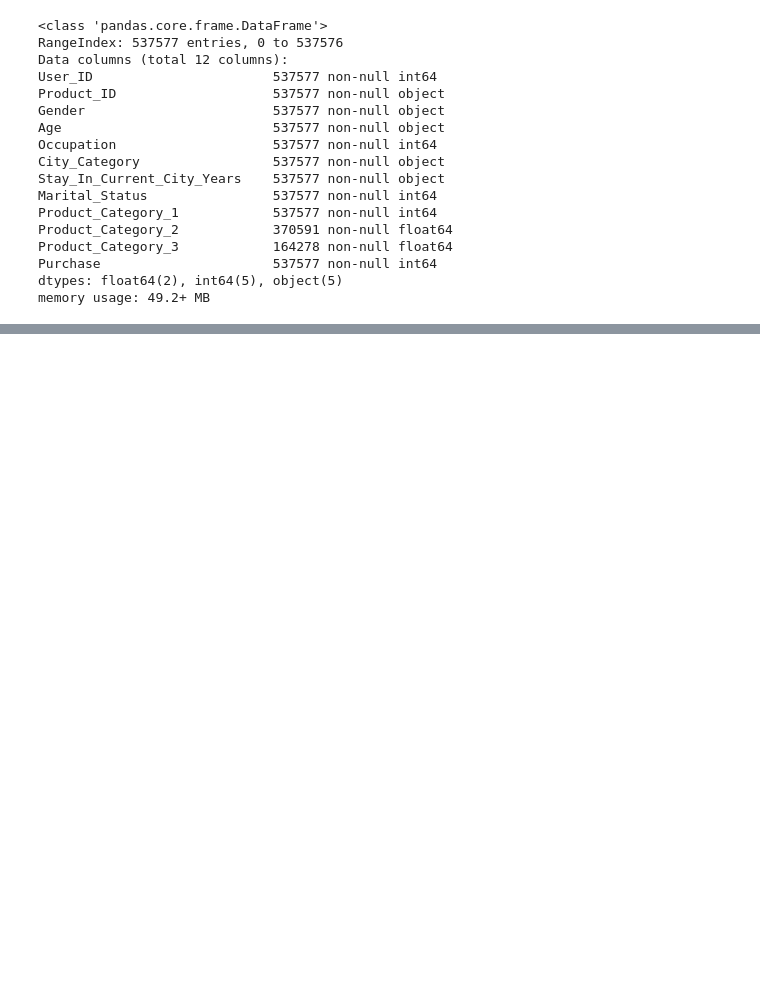
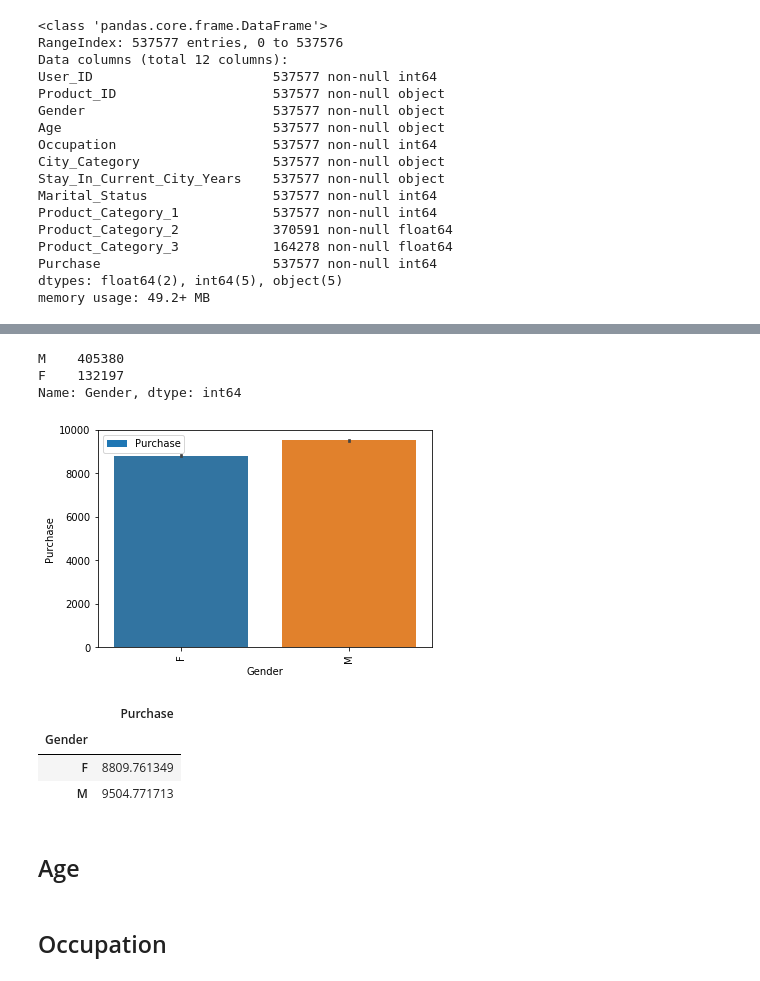
Before and after one commit to nicocurat/black-friday, a Jupyter notebook: black-friday.ipynb, the cells around one changed output, grey strips where cells are left out. Saved outputs shown, nothing was run; the diff lists cells and outputs as text; code cells hidden in the pictures; blank space fills up the shorter version.

```diff
--- a/black-friday.ipynb
+++ b/black-friday.ipynb
@@ -140,0 +88,28 @@ dtype: int64
+# %%
+# Cantidad de compras realizadas por Hombres (M) y Mujeres (F)
+df['Gender'].value_counts()
+# %% [output]
+M    405380
+F    132197
+Name: Gender, dtype: int64
+# %%
+# Dinero promedio gastado por genero
+gender_df = df.copy()
+gender_purchase_merge = gender_df[['Gender', 'Purchase']].groupby("Gender").mean()
+gender_purchase_merge.plot.bar()
+
+sns.barplot("Gender", "Purchase", data = gender_df)
+plt.show()
+# %% [output]
+[figure, added]
+# %%
+gender_purchase_merge
+# %% [output]
+|  | Purchase |
+| Gender |  |
+| F | 8809.761349 |
+| M | 9504.771713 |
+# %% [markdown]
+## Age
+# %% [markdown]
+## Occupation
```
Also changed, not shown: parts of 51 cells of this notebook.
